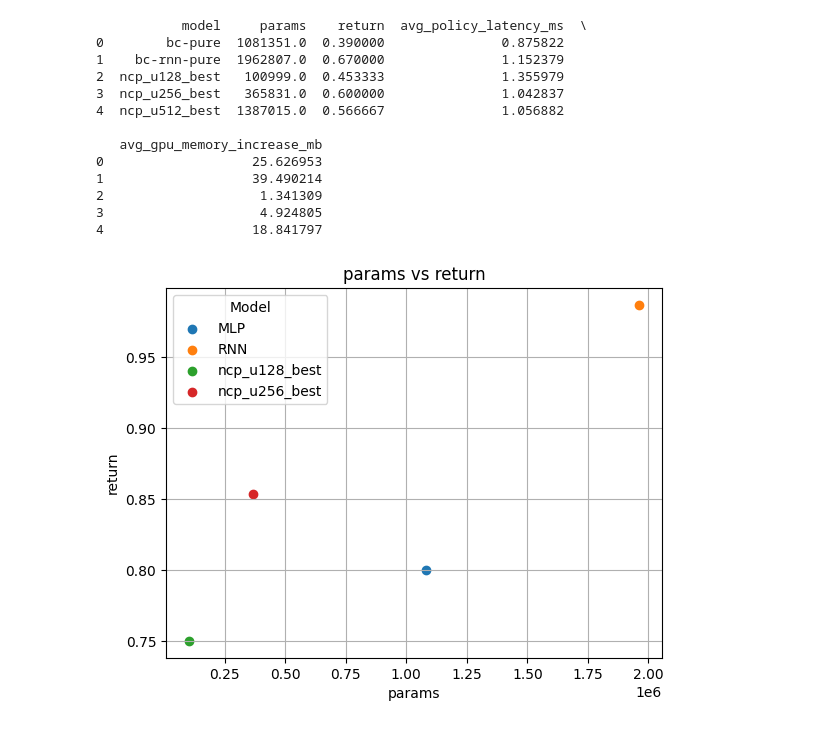
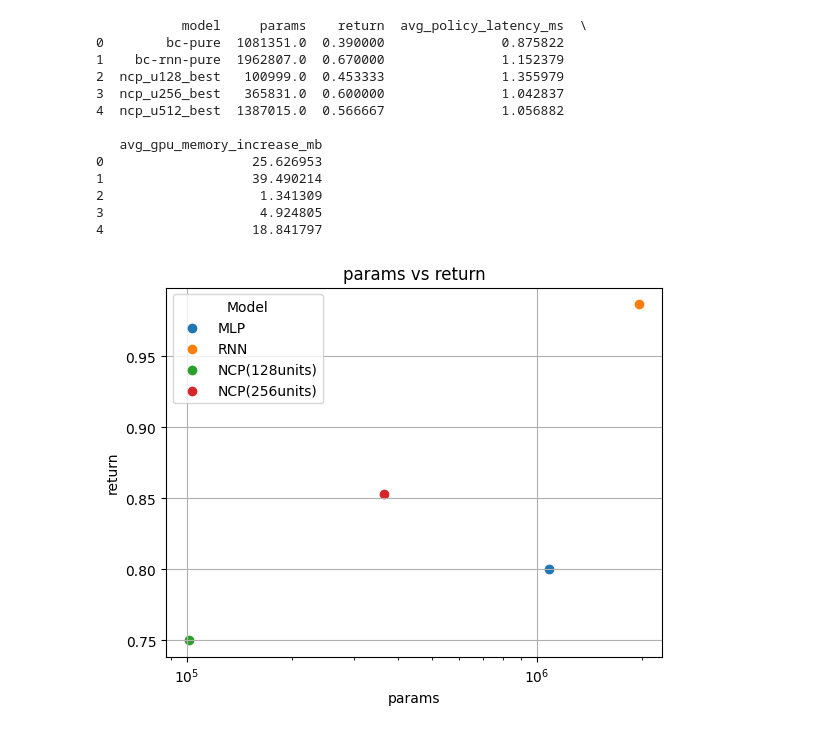
Before and after one commit to yuuharu11/LNN-control, a Jupyter notebook: robomimic/myscript/make-graph/success_rate-model_size.ipynb, the cells around one changed output. Cells and saved outputs as stored; diff of their text form; code cells hidden in the pictures.

```diff
--- a/robomimic/myscript/make-graph/success_rate-model_size.ipynb
+++ b/robomimic/myscript/make-graph/success_rate-model_size.ipynb
@@ -100,25 +92,27 @@ print(df_square_avg[["model","params","return","avg_policy_latency_ms", "avg_gpu
 # %%
 import matplotlib.pyplot as plt
 
 model_display_names = {
     "bc-pure": "MLP",
     "bc-rnn-pure": "RNN",
-    "ncp_u256": "NCP-256neurons",
-    "ncp_u512": "NCP-512neurons",
+    "ncp_u128_best": "NCP(128units)",
+    "ncp_u256_best": "NCP(256units)",
+    "ncp_u512_best": "NCP(512units)",
 }
 
 plt.figure()
 
 for model in df_can_avg["model"].unique():
     df_m = df_can_avg[df_can_avg["model"] == model]
     display_name = model_display_names.get(model, model)
     plt.scatter(df_m["params"], df_m["return"], label=display_name)
 
 plt.xlabel("params")
+plt.xscale("log")
 plt.ylabel("return")
 plt.title("params vs return")
 plt.legend(title="Model")
 plt.grid(True)
 plt.show()
 # %% [output]
-[figure, old version]
+[figure, new version]
```
Also changed, not shown: parts of 3 cells of this notebook, 9 other files.
